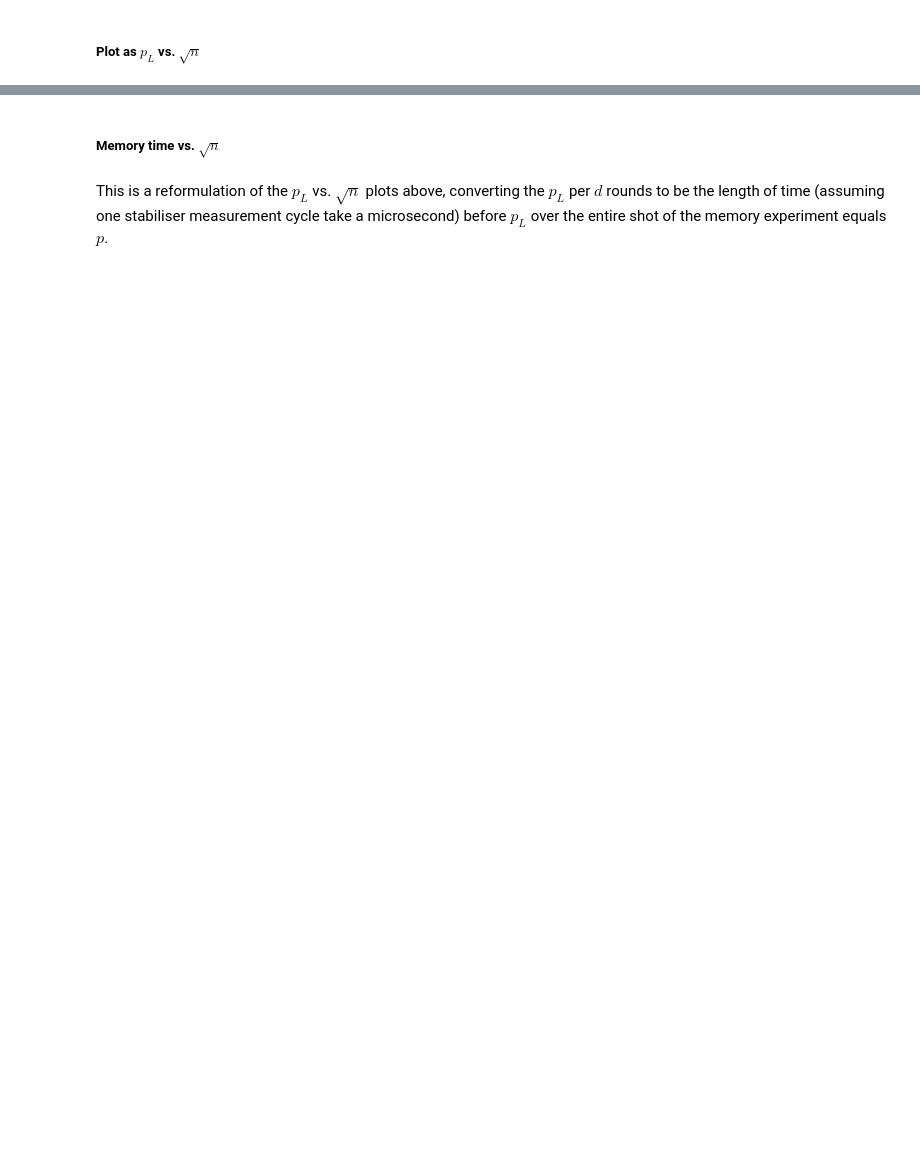
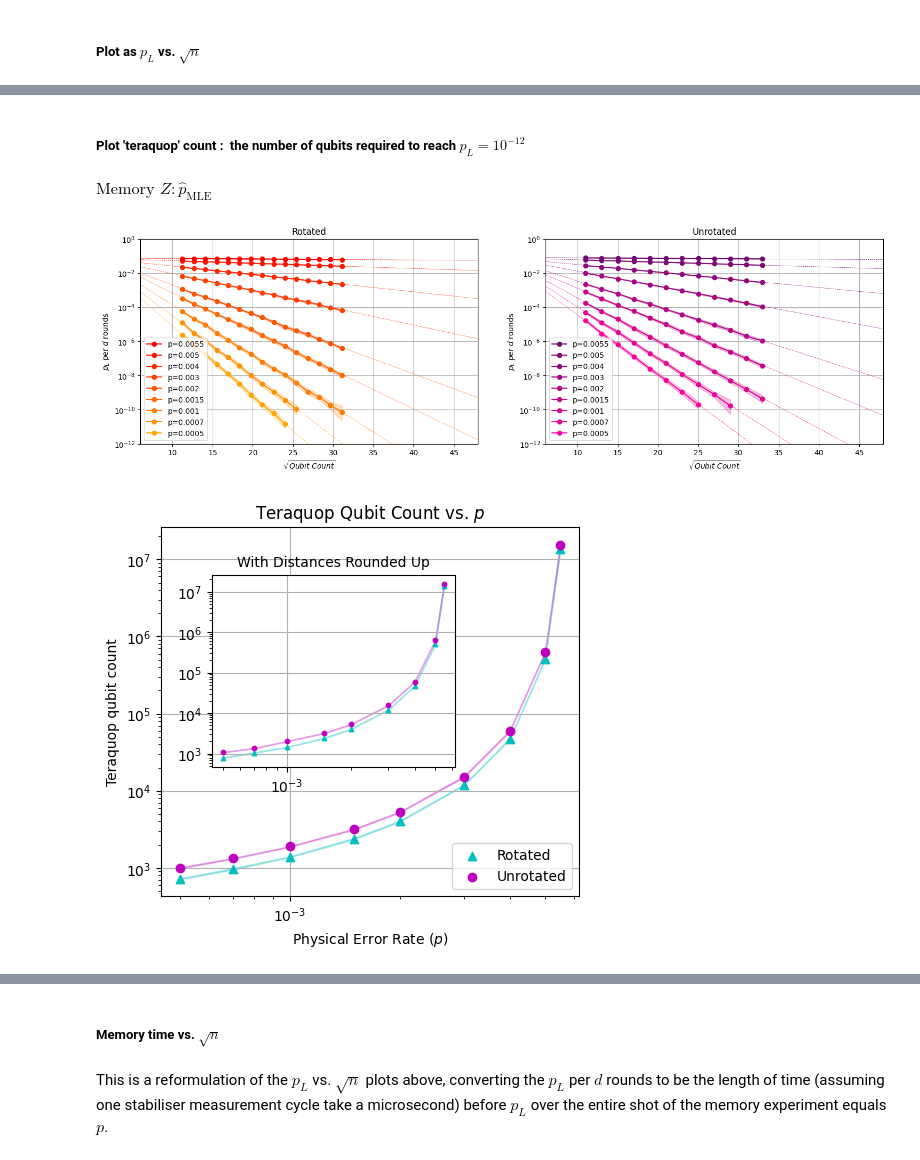
Before and after one commit to wamud/compare_the_pair, a Jupyter notebook: src/paper_data_and_plots.ipynb, the cells around one changed output, grey strips where cells are left out. Saved outputs shown, nothing was run; the diff lists cells and outputs as text; code cells hidden in the pictures; blank space fills up the shorter version.

```diff
--- a/src/paper_data_and_plots.ipynb
+++ b/src/paper_data_and_plots.ipynb
@@ -92,0 +106,12 @@ funcs.plot_pL_vs_qubit_count(mylist, b, roorder, unroorder)
+# %% [markdown]
+##### Plot 'teraquop' count :$\ $ the number of qubits required to reach $p_L = 10^{-12}$
+# %%
+reload(funcs)
+
+b = 'z'
+
+funcs.plot_teraquop(mylist, b, roorder, unroorder, ps = pvalues, teraquop_inset = True, romind = 8, unromind = 6, optional_plot = True)
+# %% [output]
+$\displaystyle \text{Memory  }  Z : \hat{p}_{\text{MLE}}$
+[figure, added]
+[figure, added]
```
Also changed, not shown: parts of 18 cells of this notebook, 25 other files.
